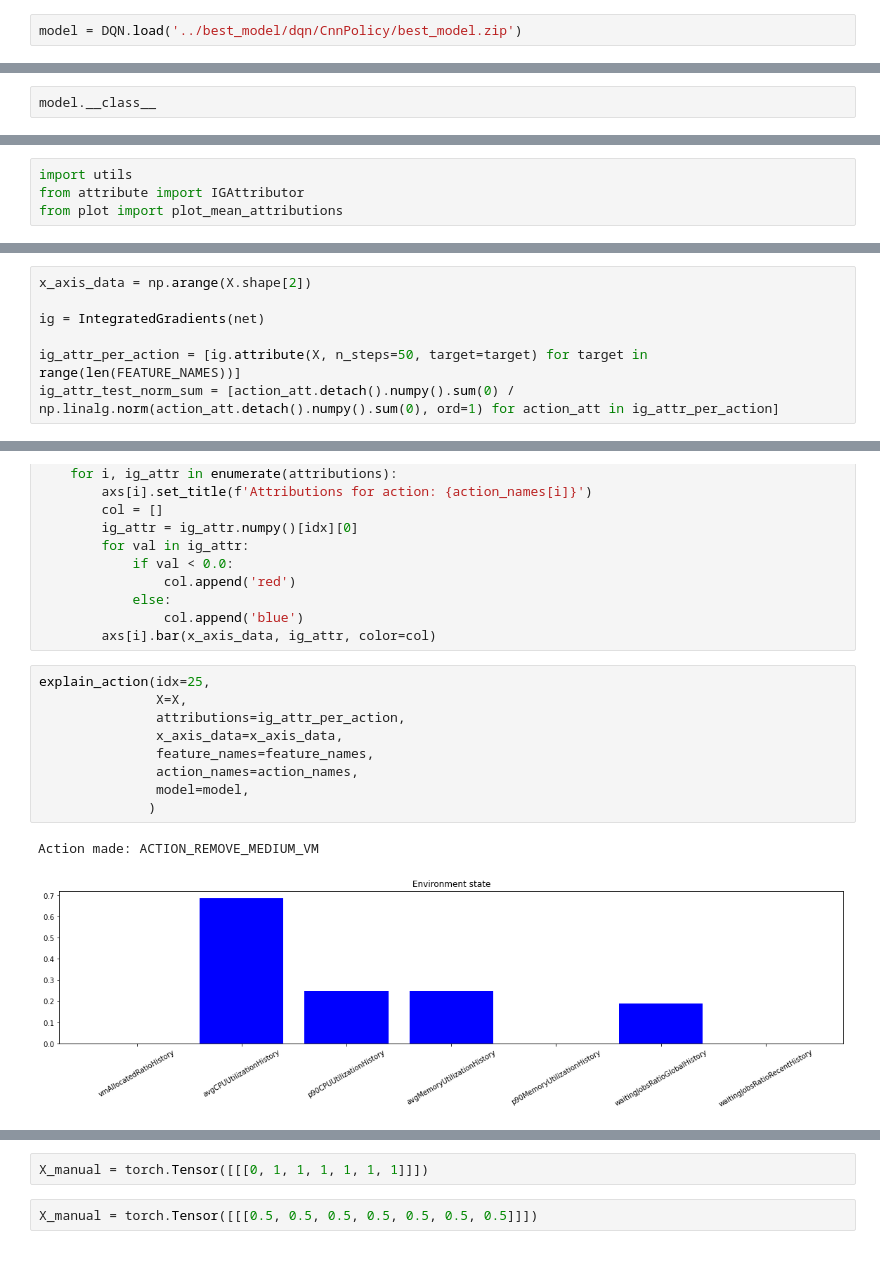
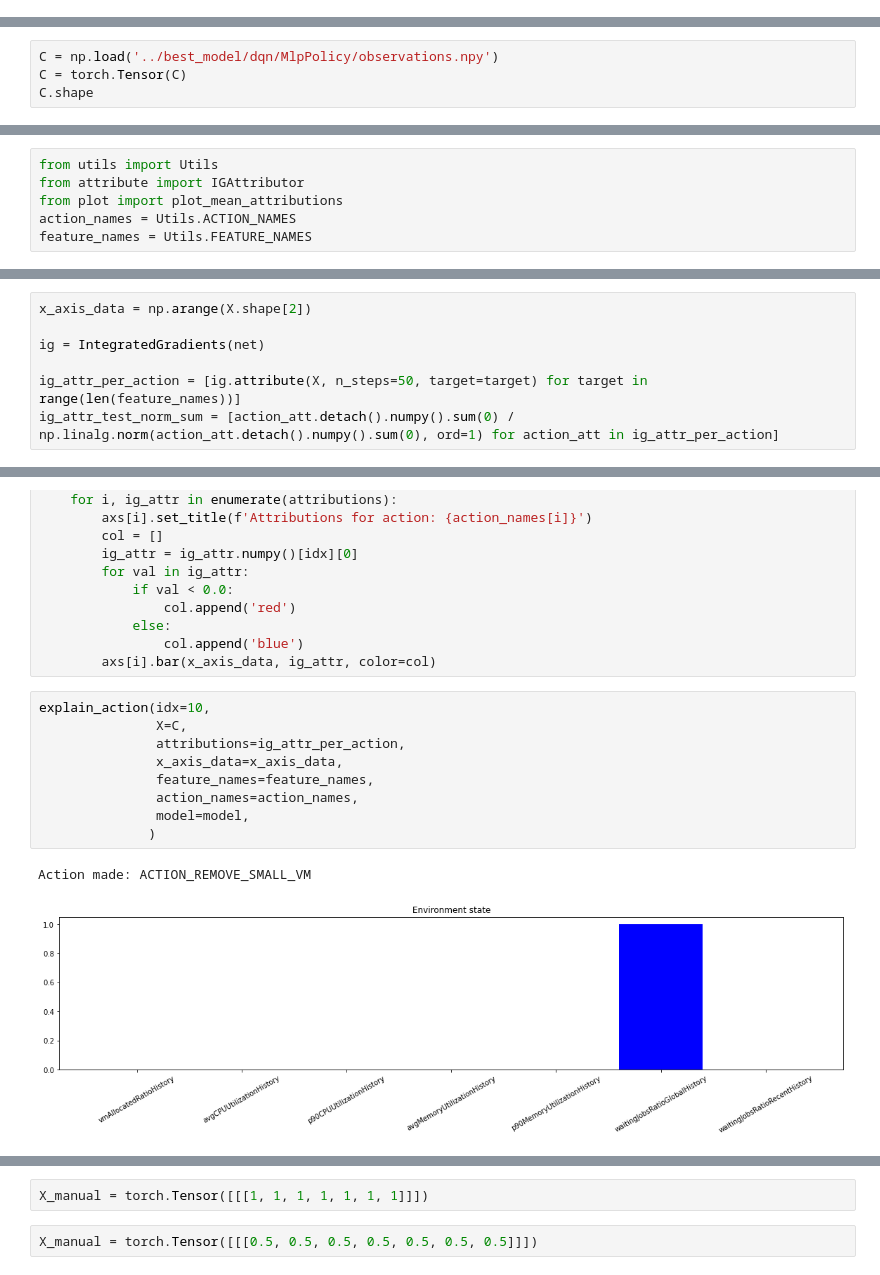
Before and after one commit to justyna3773/trainloop-driver, a Jupyter notebook: analysis/interpret_dqn_mlp.ipynb, the cells around one changed output, grey strips where cells are left out. Drawn from its saved outputs; the diff is of its cells as text.

```diff
--- a/analysis/interpret_dqn_mlp.ipynb
+++ b/analysis/interpret_dqn_mlp.ipynb
@@ -26,8 +26,6 @@ sys.path.append(os.getcwd()+'/src/')
 # %%
 # model = DQN.load('../output_models/2021-06-18_16_57_43_15.zip')
 # model.load_replay_buffer("../output_models/2021-06-18_16_57_43_15_rb")
-# %%
-model = DQN.load('../best_model/dqn/CnnPolicy/best_model.zip')
 # %%
 model = DQN.load('../best_model/dqn/MlpPolicy/best_model.zip')
 model.load_replay_buffer("../best_model/dqn/MlpPolicy/best_model_rb")
@@ -61,3 +63,5 @@ tensor(87.6944)
 # %%
-model.__class__
+C = np.load('../best_model/dqn/MlpPolicy/observations.npy')
+C = torch.Tensor(C)
+C.shape
 # %% [output]
@@ -74,7 +77,9 @@ import utils
 # %%
-import utils
+from utils import Utils
 from attribute import IGAttributor
 from plot import plot_mean_attributions
+action_names = Utils.ACTION_NAMES
+feature_names = Utils.FEATURE_NAMES
 # %%
 ig_attributor = IGAttributor(model=model)
 mean_attributions = ig_attributor.get_mean_attributions()
@@ -95,5 +98,5 @@ x_axis_data = np.arange(X.shape[2])
 
 ig = IntegratedGradients(net)
 
-ig_attr_per_action = [ig.attribute(X, n_steps=50, target=target) for target in range(len(FEATURE_NAMES))]
+ig_attr_per_action = [ig.attribute(X, n_steps=50, target=target) for target in range(len(feature_names))]
 ig_attr_test_norm_sum = [action_att.detach().numpy().sum(0) / np.linalg.norm(action_att.detach().numpy().sum(0), ord=1) for action_att in ig_attr_per_action]
@@ -162,14 +163,14 @@ def explain_action(idx, X, attributions, x_axis_data, feature_names, action_name
                 col.append('blue')
         axs[i].bar(x_axis_data, ig_attr, color=col)
 # %%
-explain_action(idx=25,
-               X=X,
+explain_action(idx=10,
+               X=C,
                attributions=ig_attr_per_action,
                x_axis_data=x_axis_data,
                feature_names=feature_names,
                action_names=action_names,
                model=model,
               )
 # %% [output]
-Action made: ACTION_REMOVE_MEDIUM_VM
+Action made: ACTION_REMOVE_SMALL_VM
-[figure, old version]
+[figure, new version]
@@ -177,5 +178,5 @@ Action made: ACTION_REMOVE_MEDIUM_VM
 # %%
-X_manual = torch.Tensor([[[0, 1, 1, 1, 1, 1, 1]]])
+X_manual = torch.Tensor([[[1, 1, 1, 1, 1, 1, 1]]])
 # %%
 X_manual = torch.Tensor([[[0.5, 0.5, 0.5, 0.5, 0.5, 0.5, 0.5]]])
 # %%
```
Also changed, not shown: parts of 12 cells of this notebook, 21 other files.
